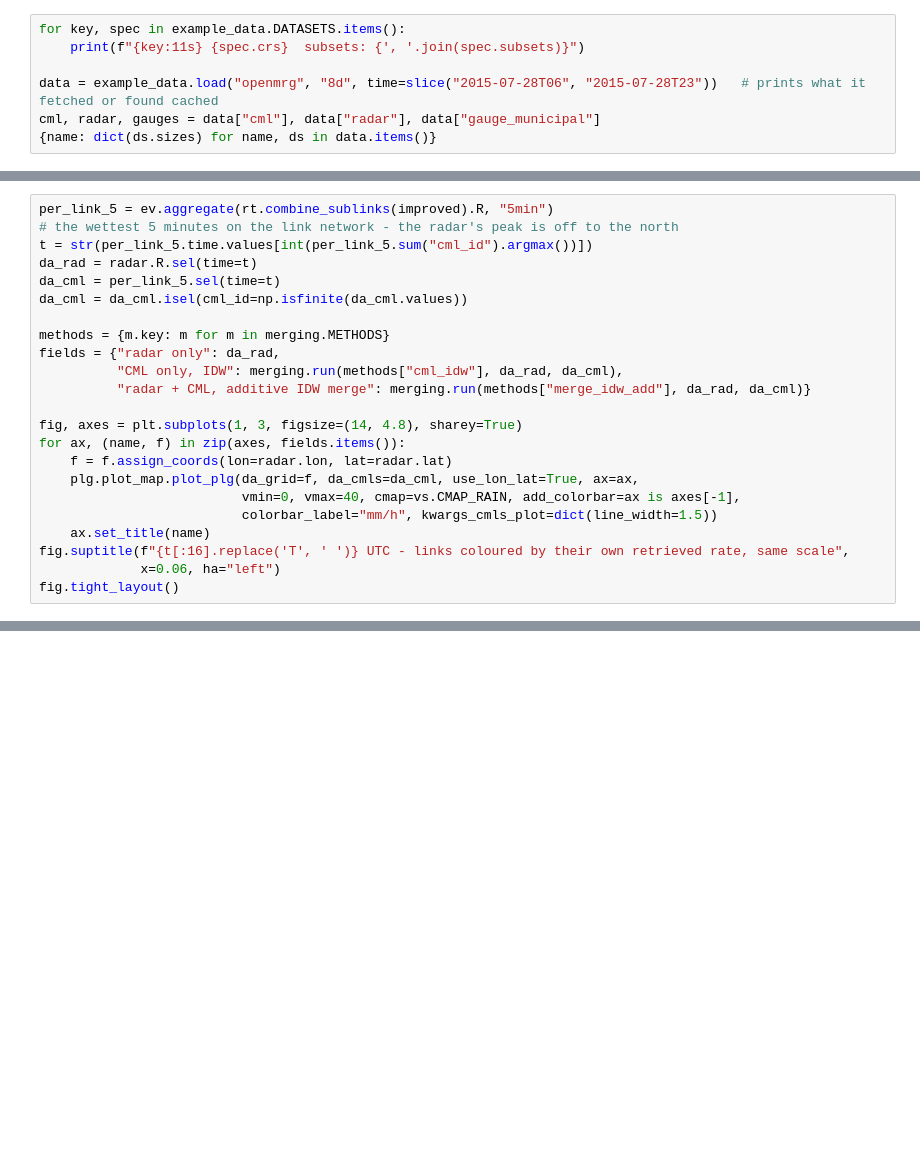
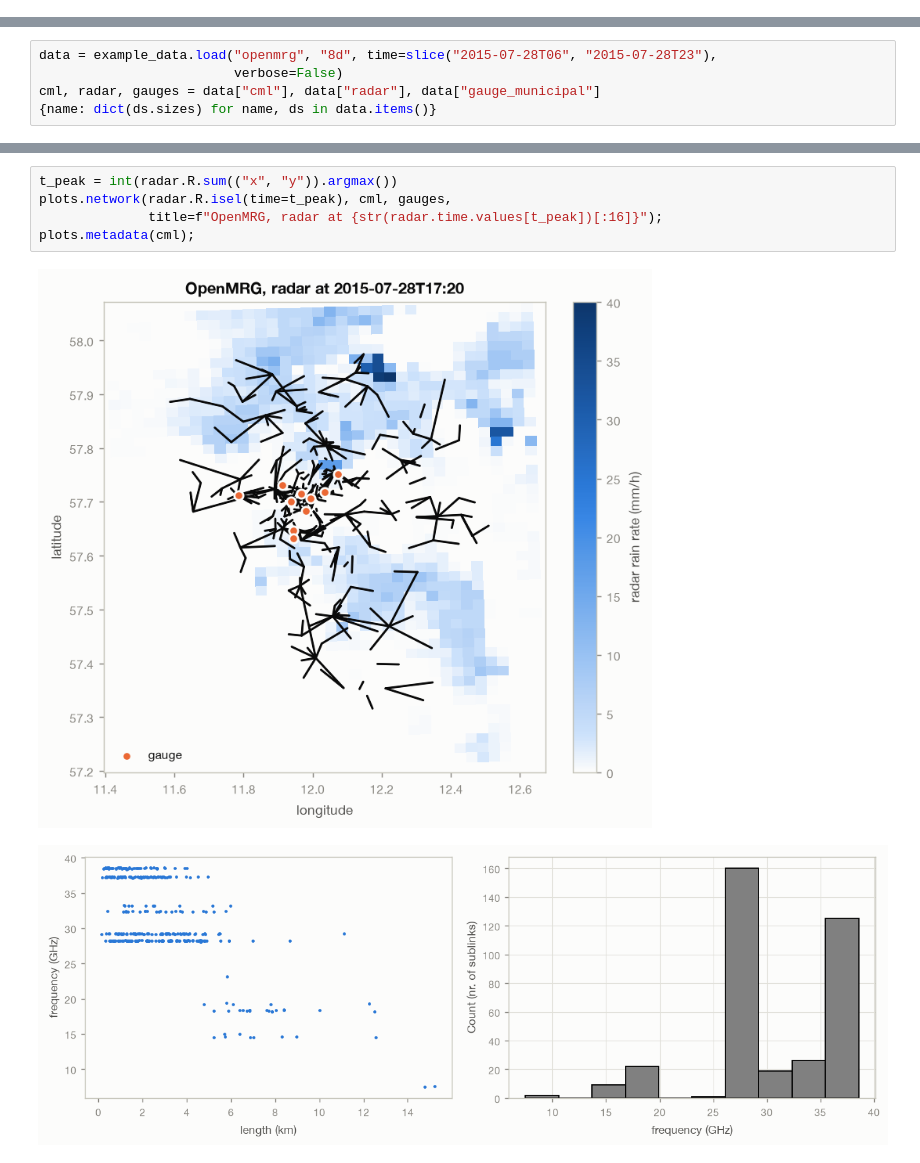
Before and after one commit to drorjac/FieldSense, a Jupyter notebook: projects/opensense_pipeline/notebooks/02_end_to_end.ipynb, the cells around one changed output, grey strips where cells are left out. Saved outputs shown, nothing was run; the diff lists cells and outputs as text; blank space fills up the shorter version.

```diff
--- a/projects/opensense_pipeline/notebooks/02_end_to_end.ipynb
+++ b/projects/opensense_pipeline/notebooks/02_end_to_end.ipynb
@@ -52,7 +0,0 @@ memory; one day of it is 150 MB.
-# %%
-for key, spec in example_data.DATASETS.items():
-    print(f"{key:11s} {spec.crs}  subsets: {', '.join(spec.subsets)}")
-
-data = example_data.load("openmrg", "8d", time=slice("2015-07-28T06", "2015-07-28T23"))   # prints what it fetched or found cached
-cml, radar, gauges = data["cml"], data["radar"], data["gauge_municipal"]
-{name: dict(ds.sizes) for name, ds in data.items()}
@@ -309,23 +0,0 @@ the synthetic benchmark ranks most reliable.
-# %%
-per_link_5 = ev.aggregate(rt.combine_sublinks(improved).R, "5min")
-# the wettest 5 minutes on the link network - the radar's peak is off to the north
-t = str(per_link_5.time.values[int(per_link_5.sum("cml_id").argmax())])
-da_rad = radar.R.sel(time=t)
-da_cml = per_link_5.sel(time=t)
-da_cml = da_cml.isel(cml_id=np.isfinite(da_cml.values))
-
-methods = {m.key: m for m in merging.METHODS}
-fields = {"radar only": da_rad,
-          "CML only, IDW": merging.run(methods["cml_idw"], da_rad, da_cml),
-          "radar + CML, additive IDW merge": merging.run(methods["merge_idw_add"], da_rad, da_cml)}
-
-fig, axes = plt.subplots(1, 3, figsize=(14, 4.8), sharey=True)
-for ax, (name, f) in zip(axes, fields.items()):
-    f = f.assign_coords(lon=radar.lon, lat=radar.lat)
-    plg.plot_map.plot_plg(da_grid=f, da_cmls=da_cml, use_lon_lat=True, ax=ax,
-                          vmin=0, vmax=40, cmap=vs.CMAP_RAIN, add_colorbar=ax is axes[-1],
-                          colorbar_label="mm/h", kwargs_cmls_plot=dict(line_width=1.5))
-    ax.set_title(name)
-fig.suptitle(f"{t[:16].replace('T', ' ')} UTC - links coloured by their own retrieved rate, same scale",
-             x=0.06, ha="left")
-fig.tight_layout()
@@ -348,0 +29,5 @@ Italy; OpenMesh (NYC) is RSL-only and multi-band, see `src/ingest_openmesh.py`.
+# %%
+data = example_data.load("openmrg", "8d", time=slice("2015-07-28T06", "2015-07-28T23"),
+                         verbose=False)
+cml, radar, gauges = data["cml"], data["radar"], data["gauge_municipal"]
+{name: dict(ds.sizes) for name, ds in data.items()}
@@ -348,0 +44,8 @@ Italy; OpenMesh (NYC) is RSL-only and multi-band, see `src/ingest_openmesh.py`.
+# %%
+t_peak = int(radar.R.sum(("x", "y")).argmax())
+plots.network(radar.R.isel(time=t_peak), cml, gauges,
+              title=f"OpenMRG, radar at {str(radar.time.values[t_peak])[:16]}");
+plots.metadata(cml);
+# %% [output]
+[figure, added]
+[figure, added]
```
Also changed, not shown: parts of 37 cells of this notebook, 1 other file.
